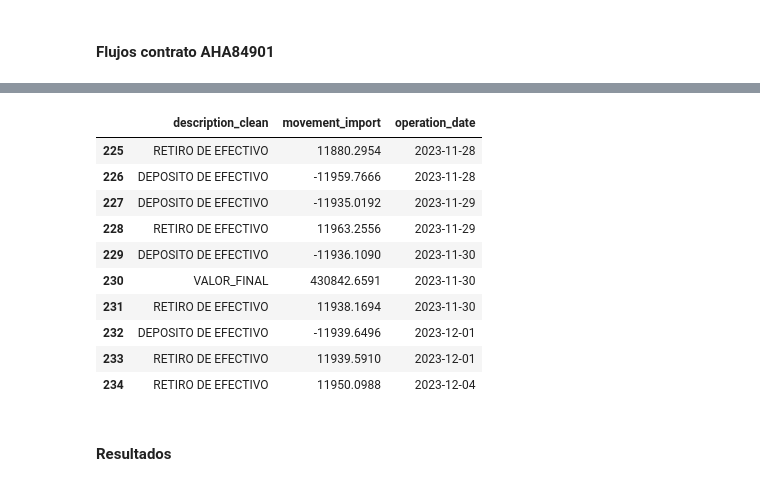
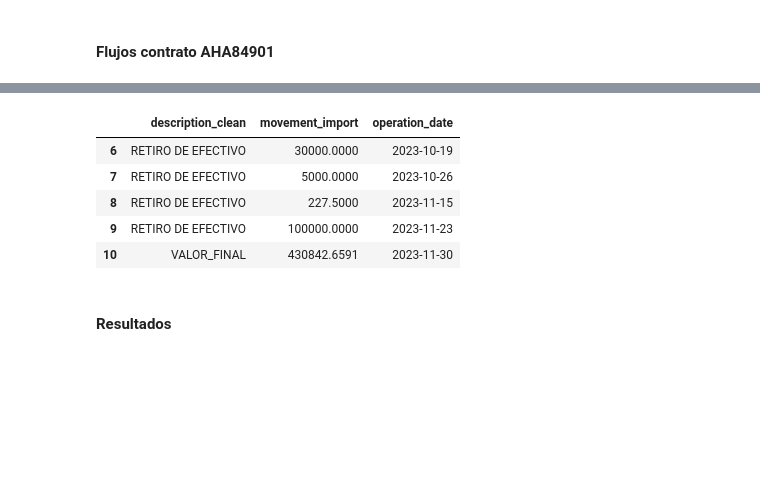
Before and after one commit to aluisaespinoza1/MWRR, a Jupyter notebook: MWRR_final.ipynb, the cells around one changed output, grey strips where cells are left out. Cells and saved outputs as stored; diff of their text form; code cells hidden in the pictures; blank space fills up the shorter version.

Commit message:
change in function of cleaning movements to only consider withdrawals and deposits

```diff
--- a/MWRR_final.ipynb
+++ b/MWRR_final.ipynb
@@ -154,5 +148,4 @@ mov_clean['AHA84901'].head()
 # %%
-
 # 3. Función para agregar valores inicial y final
 def add_initial_final_values(bal_clean, mov_clean):
     """
@@ -172,10 +165,26 @@ def add_initial_final_values(bal_clean, mov_clean):
         if len(bal_df) == 0 or len(mov_df) == 0:
             continue
 
-        # Renombrar el primer movimiento como VALOR_INICIAL
-        mov_df.iloc[0, mov_df.columns.get_loc('description_clean')] = 'VALOR_INICIAL'
+        # Obtener primer balance y primer movimiento
+        first_balance = bal_df.iloc[0]['portfolio_value']
+        first_movement = mov_df.iloc[0]['movement_import']
+        first_balance_date = bal_df.iloc[0]['balance_date']
 
-        # Valor final (último balance) - signo positivo
+        # Decidir valor inicial
+        if abs(first_movement - first_balance) < 0.01:  # Son iguales (tolerancia pequeña)
+            # Renombrar el primer movimiento como VALOR_INICIAL
+            mov_df.iloc[0, mov_df.columns.get_loc('description_clean')] = 'VALOR_INICIAL'
+            mov_df_final = mov_df.copy()
+        else:
+            # Agregar valor inicial del balance al inicio
+            initial_row = pd.DataFrame({
+                'description_clean': ['VALOR_INICIAL'],
+                'movement_import': [first_balance],
+                'operation_date': [first_balance_date]
+            })
+            mov_df_final = pd.concat([initial_row, mov_df], ignore_index=True)
+
+        # Valor final (último balance)
         final_value = bal_df.iloc[-1]
         final_row = pd.DataFrame({
             'description_clean': ['VALOR_FINAL'],
@@ -184,7 +193,7 @@ def add_initial_final_values(bal_clean, mov_clean):
         })
 
         # Ajustar signos de movimientos: depósitos negativos, retiros positivos
-        mov_df_adjusted = mov_df.copy()
+        mov_df_adjusted = mov_df_final.copy()
         for idx, row in mov_df_adjusted.iterrows():
             if row['description_clean'] == 'DEPOSITO DE EFECTIVO':
                 mov_df_adjusted.at[idx, 'movement_import'] = -abs(row['movement_import'])
@@ -269,17 +268,12 @@ complete_data['AHA84901'].head()
 # %%
-complete_data['AHA84901'].tail(10)
+complete_data['AHA84901'].tail()
 # %% [output]
 |  | description_clean | movement_import | operation_date |
-| 225 | RETIRO DE EFECTIVO | 11880.2954 | 2023-11-28 |
-| 226 | DEPOSITO DE EFECTIVO | -11959.7666 | 2023-11-28 |
-| 227 | DEPOSITO DE EFECTIVO | -11935.0192 | 2023-11-29 |
-| 228 | RETIRO DE EFECTIVO | 11963.2556 | 2023-11-29 |
-| 229 | DEPOSITO DE EFECTIVO | -11936.1090 | 2023-11-30 |
-| 230 | VALOR_FINAL | 430842.6591 | 2023-11-30 |
-| 231 | RETIRO DE EFECTIVO | 11938.1694 | 2023-11-30 |
-| 232 | DEPOSITO DE EFECTIVO | -11939.6496 | 2023-12-01 |
-| 233 | RETIRO DE EFECTIVO | 11939.5910 | 2023-12-01 |
-| 234 | RETIRO DE EFECTIVO | 11950.0988 | 2023-12-04 |
+| 6 | RETIRO DE EFECTIVO | 30000.0000 | 2023-10-19 |
+| 7 | RETIRO DE EFECTIVO | 5000.0000 | 2023-10-26 |
+| 8 | RETIRO DE EFECTIVO | 227.5000 | 2023-11-15 |
+| 9 | RETIRO DE EFECTIVO | 100000.0000 | 2023-11-23 |
+| 10 | VALOR_FINAL | 430842.6591 | 2023-11-30 |
 # %%
 # 4. Función para calcular MWRR
 def calculate_mwrr_by_contract(complete_data):
```
Also changed, not shown: parts of 10 cells of this notebook.
